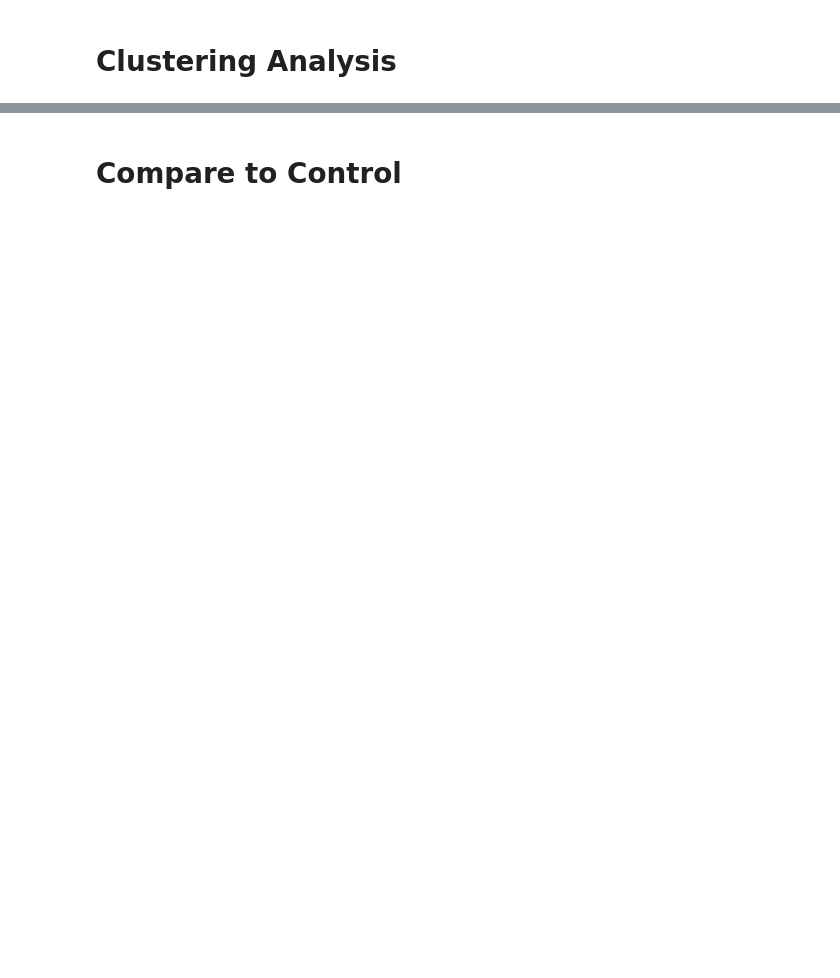
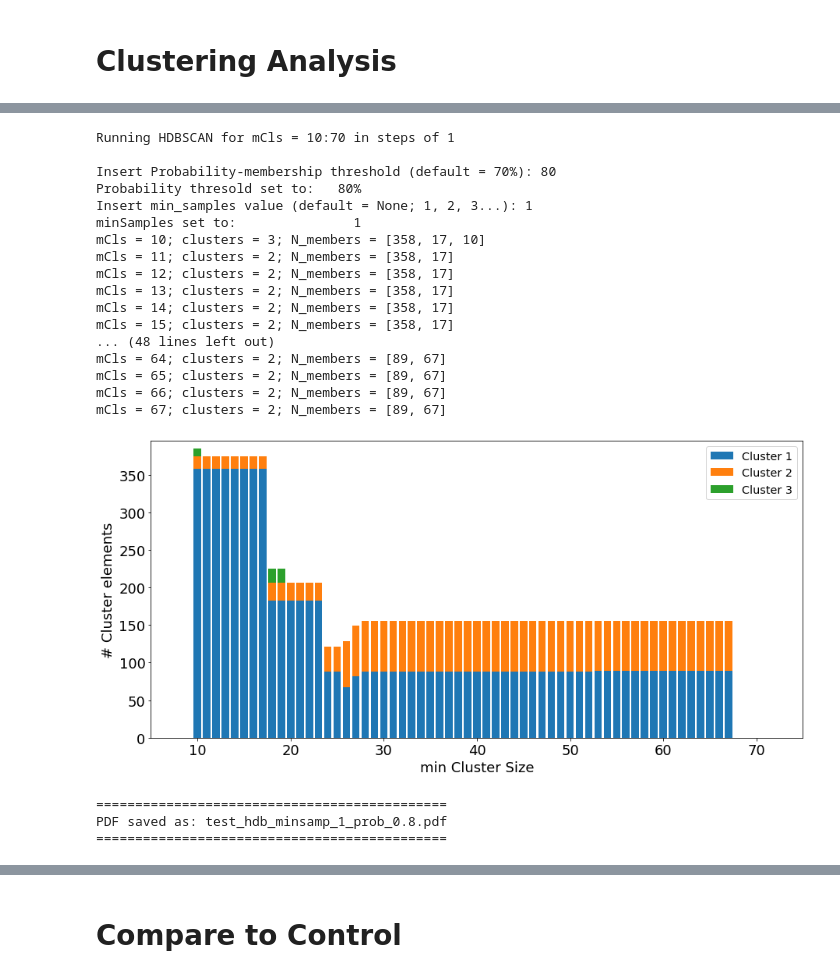
Before and after one commit to preller/PanGaia, a Jupyter notebook: notebooks/PanGaia_explore.ipynb, the cells around one changed output, grey strips where cells are left out. Cells and saved outputs as stored; diff of their text form; code cells hidden in the pictures; blank space fills up the shorter version.

```diff
--- a/notebooks/PanGaia_explore.ipynb
+++ b/notebooks/PanGaia_explore.ipynb
@@ -113,8 +195,30 @@ if step_5:
 # %%
 # Run HDBSCAN through a range of min samples ===========
-if step_5:
+if step_4:
 #     data_clustering.run_multi_hdbscan(verbose = True, show_plot = False, probability = 80, min_samples = 1)
     data_clustering.run_multi_hdbscan(verbose = True, show_plot = False)
     data_clustering.plot_multi_hdbscan_stats(fig_nm = 'default')
+# %% [output]
+Running HDBSCAN for mCls = 10:70 in steps of 1
+
+Insert Probability-membership threshold (default = 70%): 80
+Probability thresold set to:   80%
+Insert min_samples value (default = None; 1, 2, 3...): 1
+minSamples set to:               1
+mCls = 10; clusters = 3; N_members = [358, 17, 10]
+mCls = 11; clusters = 2; N_members = [358, 17]
+mCls = 12; clusters = 2; N_members = [358, 17]
+mCls = 13; clusters = 2; N_members = [358, 17]
+mCls = 14; clusters = 2; N_members = [358, 17]
+mCls = 15; clusters = 2; N_members = [358, 17]
+... (48 lines left out)
+mCls = 64; clusters = 2; N_members = [89, 67]
+mCls = 65; clusters = 2; N_members = [89, 67]
+mCls = 66; clusters = 2; N_members = [89, 67]
+mCls = 67; clusters = 2; N_members = [89, 67]
+[figure, added]
+=============================================
+PDF saved as: test_hdb_minsamp_1_prob_0.8.pdf
+=============================================
 # %%
 # Show selected HDBSCAN results ========================
```
Also changed, not shown: parts of 14 cells of this notebook.
